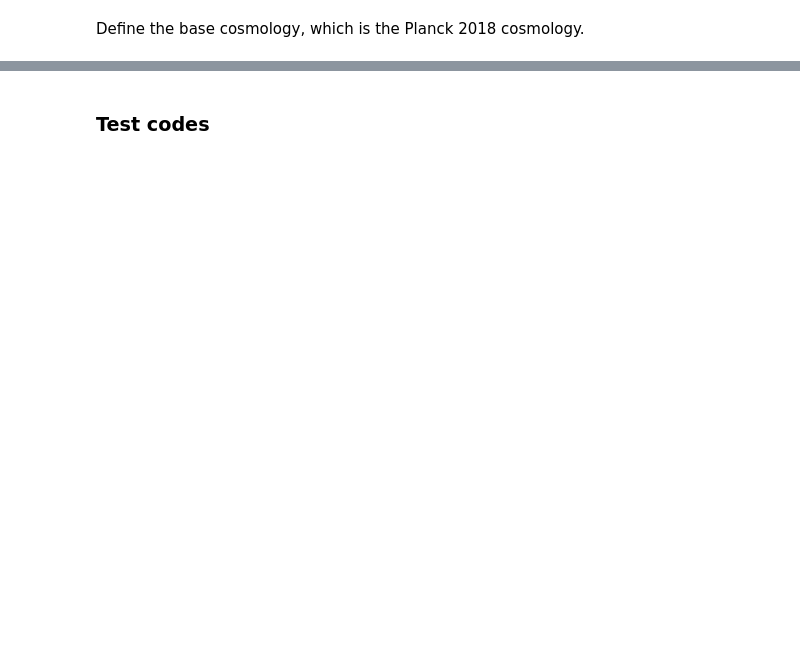
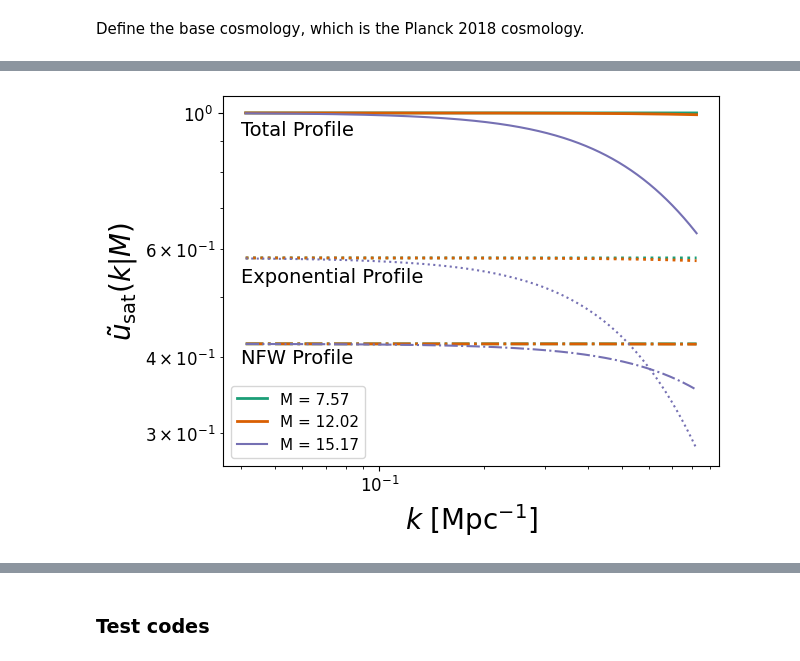
Before and after one commit to destrys/galCIB, a Jupyter notebook: base-lcdm.ipynb, the cells around one changed output, grey strips where cells are left out. Cells and saved outputs as stored; diff of their text form; code cells hidden in the pictures; blank space fills up the shorter version.

```diff
--- a/base-lcdm.ipynb
+++ b/base-lcdm.ipynb
@@ -135,0 +61,7 @@ with open('data/hmfz.p', 'wb') as handle:
+# %%
+# best fit from Rocher et al. 2023
+
+fexp = 0.58; tau_prof = 6.14; lambda_NFW = 0.67
+prof_params = fexp, tau_prof, lambda_NFW
+# %%
+uprof,expterm,nfwterm = halo.uprof_mixed(prof_params=prof_params, rad200=pc.rad200, c=pc.concentration, c_term=pc.concentration_amp, plot=True)
@@ -135,0 +72,67 @@ with open('data/hmfz.p', 'wb') as handle:
+# %%
+midx = 5 #mass ID
+zidx = 7 #z ID
+color = '#1b9e77'
+plt.plot(consts.k_grid_over_ell[:,zidx], uprof[:,midx,zidx],
+         ls = 'solid', lw = 2,
+         c = color,
+         label = f'M = {np.round(np.log10(consts.Mh_Msol[midx]),2)}')
+plt.plot(consts.k_grid_over_ell[:,zidx],
+         fexp*expterm[:,midx,zidx], lw = 2,
+         c=color, ls = 'dotted')
+plt.plot(consts.k_grid_over_ell[:,zidx],
+         (1-fexp)*nfwterm[:,midx,zidx], lw = 2,
+         c=color, ls='dashdot')
+
+midx = 60 #mass ID
+color = '#d95f02'
+plt.plot(consts.k_grid_over_ell[:,zidx], uprof[:,midx,zidx],
+         ls = 'solid',lw = 2,
+         c = color,
+         label = f'M = {np.round(np.log10(consts.Mh_Msol[midx]),2)}')
+plt.plot(consts.k_grid_over_ell[:,zidx],
+         fexp*expterm[:,midx,zidx],lw = 2,
+         c = color, ls = 'dotted')
+plt.plot(consts.k_grid_over_ell[:,zidx],
+         (1-fexp)*nfwterm[:,midx,zidx],lw = 2,
+         c = color, ls='dashdot')
+
+# midx = 70 #mass ID
+# plt.plot(consts.k_grid_over_ell[:,zidx], uprof[:,midx,zidx],
+#          ls = 'solid',lw = 2,
+#          c = '#b2df8a',
+#          label = f'M = {np.round(np.log10(consts.Mh_Msol[midx]),2)}')
+# plt.plot(consts.k_grid_over_ell[:,zidx],
+#          fexp*expterm[:,midx,zidx],lw = 2,
+#          c='#b2df8a', ls = 'dotted')
+# plt.plot(consts.k_grid_over_ell[:,zidx],
+#          (1-fexp)*nfwterm[:,midx,zidx],lw = 2,
+#          c='#b2df8a', ls='dashdot')
+
+midx = -1 #mass ID
+color = '#7570b3'
+plt.plot(consts.k_grid_over_ell[:,zidx], uprof[:,midx,zidx],
+         ls = 'solid',
+         c = color, label = f'M = {np.round(np.log10(consts.Mh_Msol[midx]),2)}')
+plt.plot(consts.k_grid_over_ell[:,zidx],
+         fexp*expterm[:,midx,zidx],
+         c = color, ls = 'dotted')
+plt.plot(consts.k_grid_over_ell[:,zidx],
+         (1-fexp)*nfwterm[:,midx,zidx],
+         c = color, ls='dashdot')
+
+#plt.title(f"M = {np.round(np.log10(consts.Mh_Msol[60]),2)}")
+plt.xscale("log")
+plt.yscale("log")
+plt.xlabel(r"$k$ [Mpc$^{-1}]$", fontsize = fs)
+plt.ylabel(r"$\tilde{u}_{\rm sat} (k|M)$", fontsize = fs)
+plt.legend(loc = 'best', fontsize = 11)
+
+plt.text(4e-2, 9.2e-1, 'Total Profile', fontsize = 14)
+plt.text(4e-2, 5.3e-1, 'Exponential Profile', fontsize = 14)
+plt.text(4e-2, 3.9e-1, 'NFW Profile', fontsize = 14)
+plt.tick_params(axis='both', which='both', labelsize=12)
+
+#plt.savefig("sat_profile_z_105.pdf", dpi = 250, bbox_inches = 'tight')
+# %% [output]
+[figure, added]
```
Also changed, not shown: parts of 202 cells of this notebook, 9 other files.
